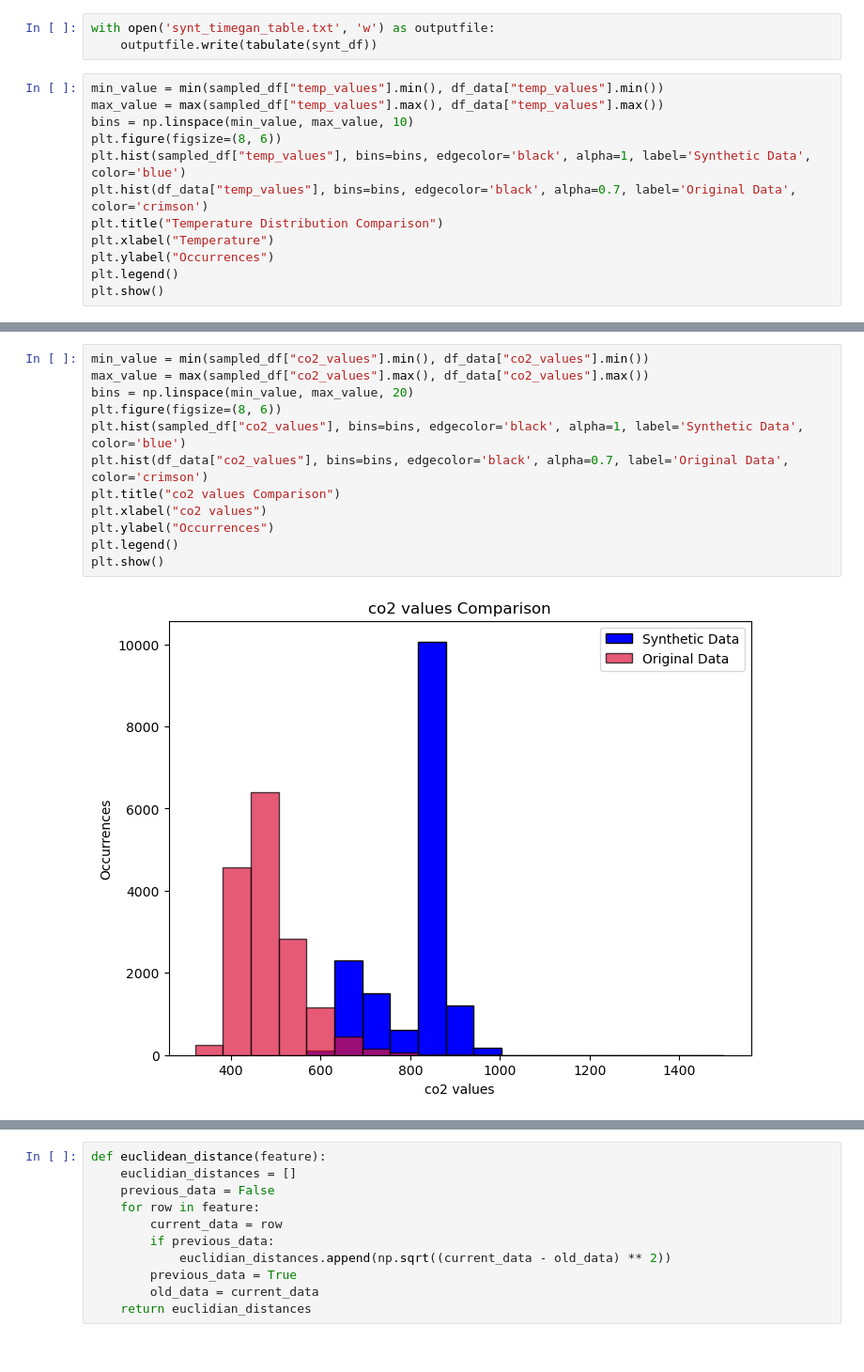
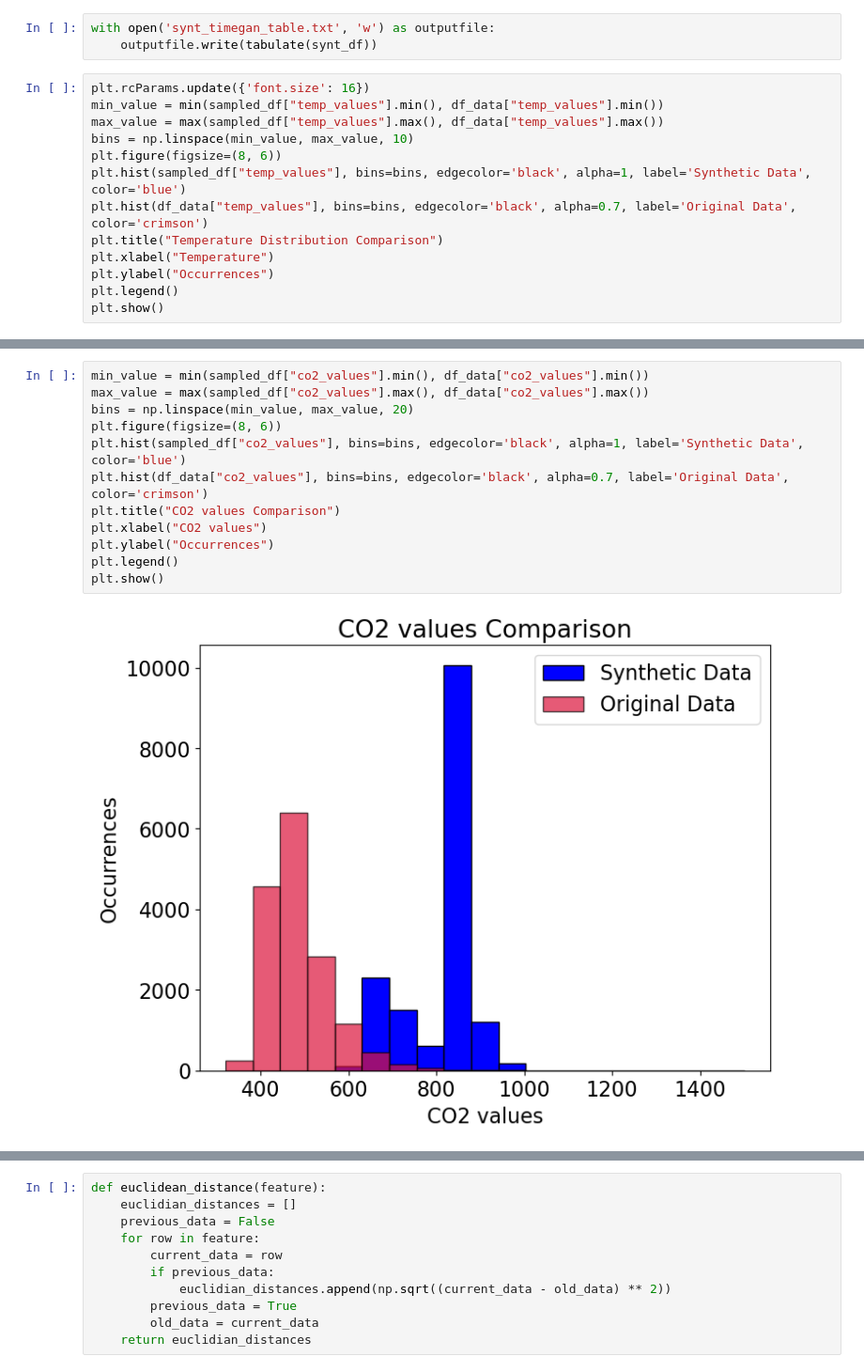
Before and after one commit to JaManJesse/SyntheticKnowledgeGraphGeneration, a Jupyter notebook: timeGAN.ipynb, the cells around one changed output, grey strips where cells are left out. Shown: that part at 94% size. Drawn from its saved outputs; the diff is of its cells as text.

```diff
--- a/timeGAN.ipynb
+++ b/timeGAN.ipynb
@@ -264,6 +264,7 @@ sampled_df["time"] = pd.to_datetime(sampled_df["time"])
 with open('synt_timegan_table.txt', 'w') as outputfile:
     outputfile.write(tabulate(synt_df))
 # %%
+plt.rcParams.update({'font.size': 16})
 min_value = min(sampled_df["temp_values"].min(), df_data["temp_values"].min())
 max_value = max(sampled_df["temp_values"].max(), df_data["temp_values"].max())
 bins = np.linspace(min_value, max_value, 10)
@@ -280,17 +281,17 @@ plt.show()
 # %%
 min_value = min(sampled_df["co2_values"].min(), df_data["co2_values"].min())
 max_value = max(sampled_df["co2_values"].max(), df_data["co2_values"].max())
 bins = np.linspace(min_value, max_value, 20)
 plt.figure(figsize=(8, 6))
 plt.hist(sampled_df["co2_values"], bins=bins, edgecolor='black', alpha=1, label='Synthetic Data', color='blue')
 plt.hist(df_data["co2_values"], bins=bins, edgecolor='black', alpha=0.7, label='Original Data', color='crimson')
-plt.title("co2 values Comparison")
-plt.xlabel("co2 values")
+plt.title("CO2 values Comparison")
+plt.xlabel("CO2 values")
 plt.ylabel("Occurrences")
 plt.legend()
 plt.show()
 # %% [output]
-[figure, old version]
+[figure, new version]
 # %%
 min_value = min(sampled_df["humidity_values"].min(), df_data["humidity_values"].min())
 max_value = max(sampled_df["humidity_values"].max(), df_data["humidity_values"].max())
```
Also changed, not shown: parts of 8 cells of this notebook, 1 other file.
